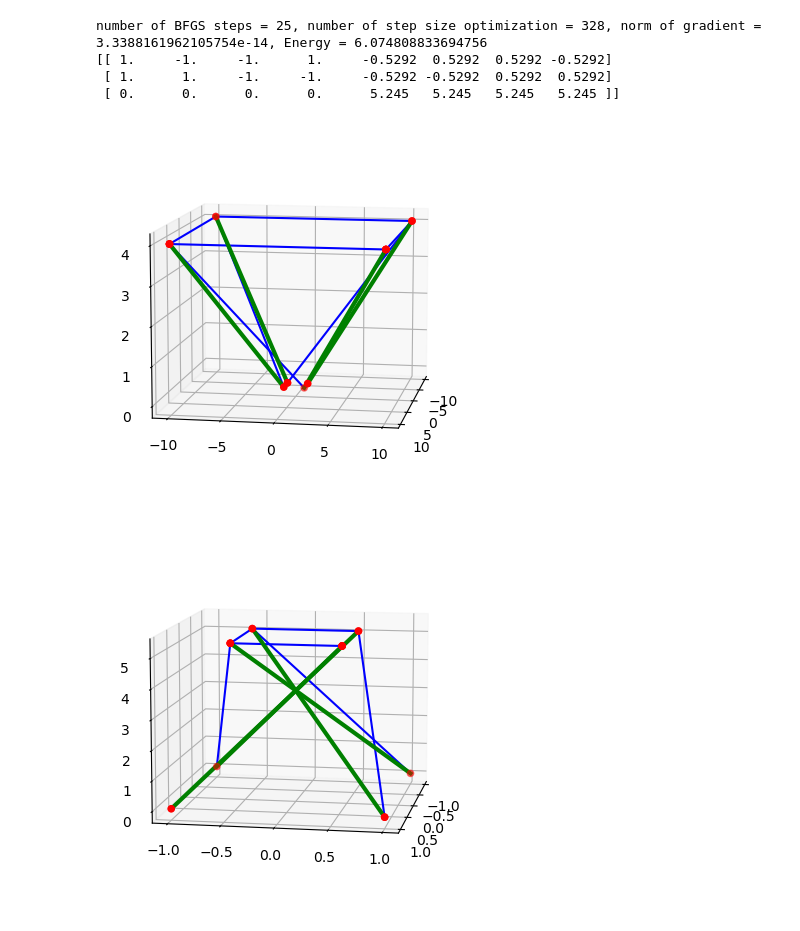
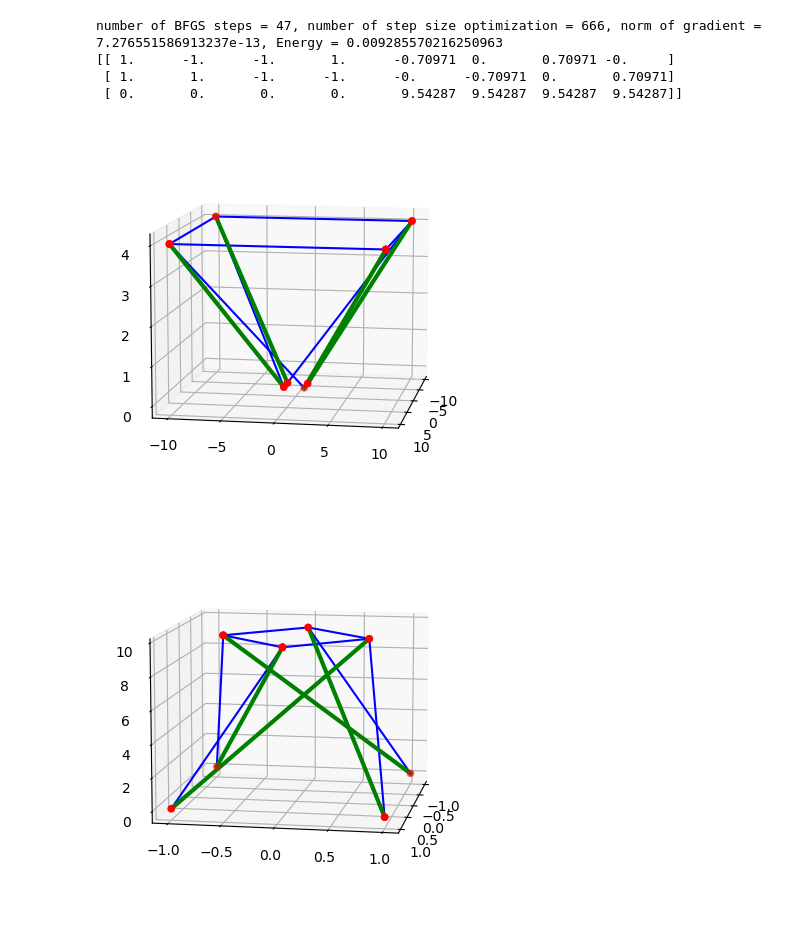
Before and after one commit to markus0800/Project_TMA4180, a Jupyter notebook: project.ipynb, the cells around one changed output. Saved outputs shown, nothing was run; the diff lists cells and outputs as text; code cells hidden in the pictures.

```diff
--- a/project.ipynb
+++ b/project.ipynb
@@ -104,7 +104,6 @@ def gradient_E(X, A, B, L, fixed_points, mg, pg, k, c):
                 gradient_E[:,i] += gradient_E_cable_elast(X[:,i], X[:,j], L[i,j], k )
             if(B[i,j] == 1):
                 gradient_E[:,i] += gradient_E_bar_elast(X[:,i], X[:,j], L[i,j], c) + gradient_E_bar_grav(X[:, i], pg)
-                gradient_E[:,j] += gradient_E_bar_grav(X[:, j],pg)
     return gradient_E
 # %%
 def armijo_step(f, gradient_f, X,A,B,L, p_k, fixed_points, mg, pg, k,c, alpha_0 = 1, tol = 1e-3, rho = 1/2):
@@ -117,7 +116,7 @@ def armijo_step(f, gradient_f, X,A,B,L, p_k, fixed_points, mg, pg, k,c, alpha_0
     dot_call = np.dot(np.reshape(p_k, M), np.reshape(gradient, M))
     while(f(X + alpha * p_k, A, B, L, mg, pg, k, c) > (f_call + c * alpha * dot_call) and steps < 100):
         alpha = rho * alpha
-        k +=1
+        steps +=1
     return alpha, steps
 # %%
 def weak_wolfe(f, gradient_f, X,A,B,L, p_k, fixed_points, mg, pg,k,c, alpha_0  =  1, c_1 = 1e-3, c_2 = 0.9):
@@ -282,40 +281,40 @@ X[:,7] = [b,-b,4]
 cable_edges = np.array([[1,4], [2,5], [3,6], [0,7], [4,5], [5,6], [6,7], [7,4]])
 bar_edges = np.array([[0,4], [1,5], [2,6], [3,7]])
 create_edge(A, cable_edges[:,0], cable_edges[:,1])
 create_edge(B, bar_edges[:,0], bar_edges[:,1])
 fixed_points = [0,1,2,3]
 
 
 plt.figure()
 ax0 = plt.axes(projection = '3d')
 plot_cable_net(X, A, ax0)
 plot_bar_net(X, B, ax0)
 ax0.view_init(10,10)
 
 L = 10*B + 8*A
 
 edges = np.array([[4,5],[5,6],[6,7],[4,7]])
 create_edge(L,edges[:,0], edges[:,1], 1)
 
 
-X_BFGS = BFGS(E, gradient_E, np.copy(X), A, B, L, fixed_points, mg = 1/5, pg = 0.0, k = 1, c = 5, tol = 1e-12, strong_w=True)
+X_BFGS = BFGS(E, gradient_E, np.copy(X), A, B, L, fixed_points, mg = 0, pg = 0, k = 0.1, c = 1, tol = 1e-12, strong_w=True)
 
 plt.figure()
 
 ax1 = plt.axes(projection = '3d')
 plot_cable_net(X_BFGS, A, ax1)
 plot_bar_net(X_BFGS, B, ax1)
 ax1.view_init(10,10)
 
-np.set_printoptions(precision=4)
+np.set_printoptions(precision=5, suppress = True)
 print(X_BFGS)
 # %% [output]
-number of BFGS steps = 25, number of step size optimization = 328, norm of gradient = 3.3388161962105754e-14, Energy = 6.074808833694756
-[[ 1.     -1.     -1.      1.     -0.5292  0.5292  0.5292 -0.5292]
- [ 1.      1.     -1.     -1.     -0.5292 -0.5292  0.5292  0.5292]
- [ 0.      0.      0.      0.      5.245   5.245   5.245   5.245 ]]
+number of BFGS steps = 47, number of step size optimization = 666, norm of gradient = 7.276551586913237e-13, Energy = 0.009285570216250963
+[[ 1.      -1.      -1.       1.      -0.70971  0.       0.70971 -0.     ]
+ [ 1.       1.      -1.      -1.      -0.      -0.70971  0.       0.70971]
+ [ 0.       0.       0.       0.       9.54287  9.54287  9.54287  9.54287]]
 [figure]
-[figure, old version]
+[figure, new version]
 # %%
 N = 8
 X = np.zeros((3,N))
```
Also changed, not shown: parts of 7 cells of this notebook.
